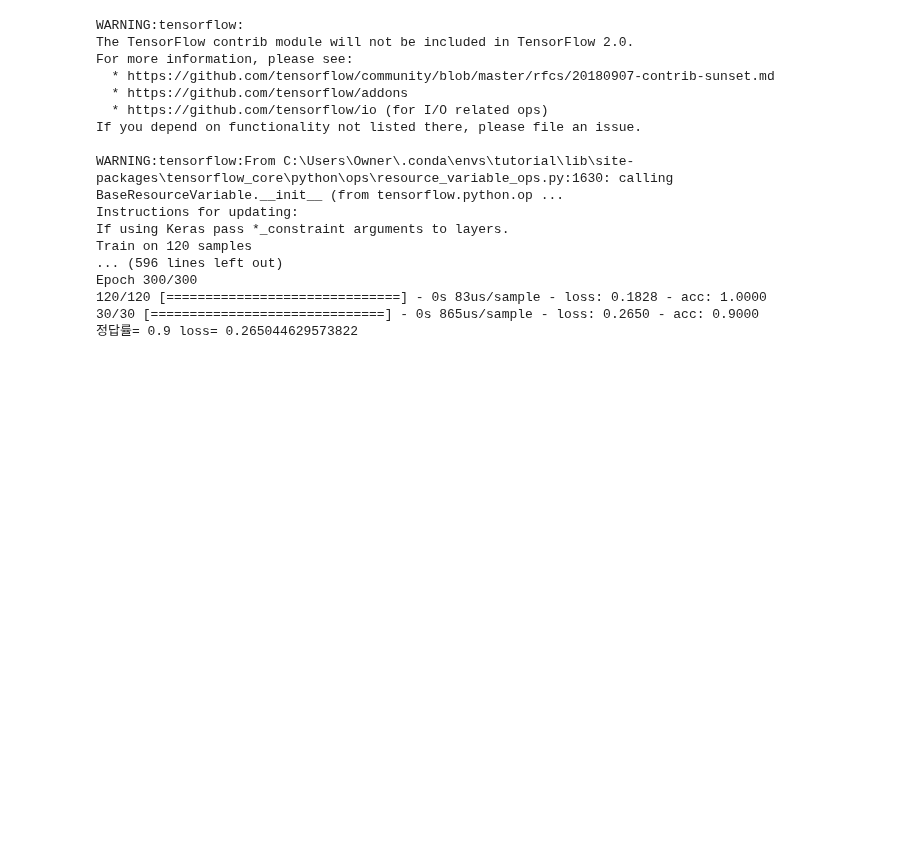
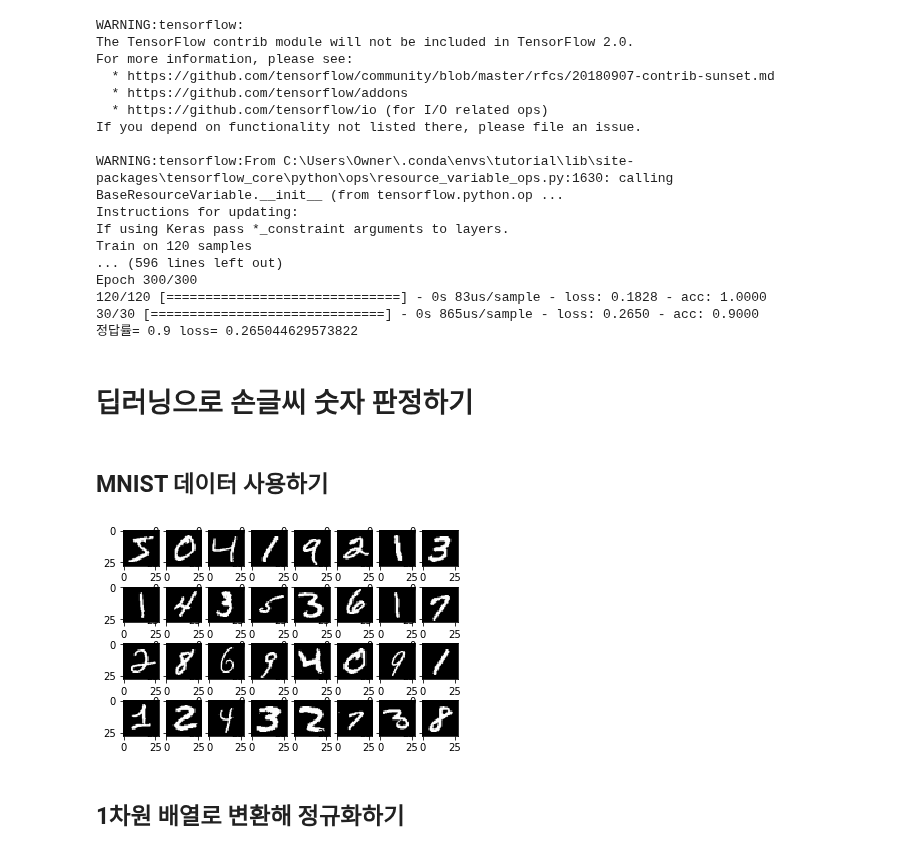
Before and after one commit to johnseo1026/TIL-H, a Jupyter notebook: 딥러닝.ipynb, the cells around one changed output. Cells and saved outputs as stored; diff of their text form; code cells hidden in the pictures; blank space fills up the shorter version.

Commit message:
mnist

```diff
--- a/딥러닝.ipynb
+++ b/딥러닝.ipynb
@@ -285,3 +285,25 @@ Epoch 300/300
 120/120 [==============================] - 0s 83us/sample - loss: 0.1828 - acc: 1.0000
 30/30 [==============================] - 0s 865us/sample - loss: 0.2650 - acc: 0.9000
 정답률= 0.9 loss= 0.265044629573822
+# %% [markdown]
+# 딥러닝으로 손글씨 숫자 판정하기
+# %% [markdown]
+## MNIST 데이터 사용하기
+# %%
+import keras
+from keras.datasets import mnist
+from matplotlib import pyplot
+
+# MNIST 데이터 읽어 들이기
+(x_train, y_train), (x_test, y_test) = mnist.load_data()
+
+# 데이터를 4x8로 출력하기
+for i in range(0, 32):
+    pyplot.subplot(4, 8, i+1)
+    pyplot.imshow(x_train[i], cmap='gray')
+
+pyplot.show()
+# %% [output]
+[figure, added]
+# %% [markdown]
+## 1차원 배열로 변환해 정규화하기
```
Also changed, not shown: parts of 8 cells of this notebook.
